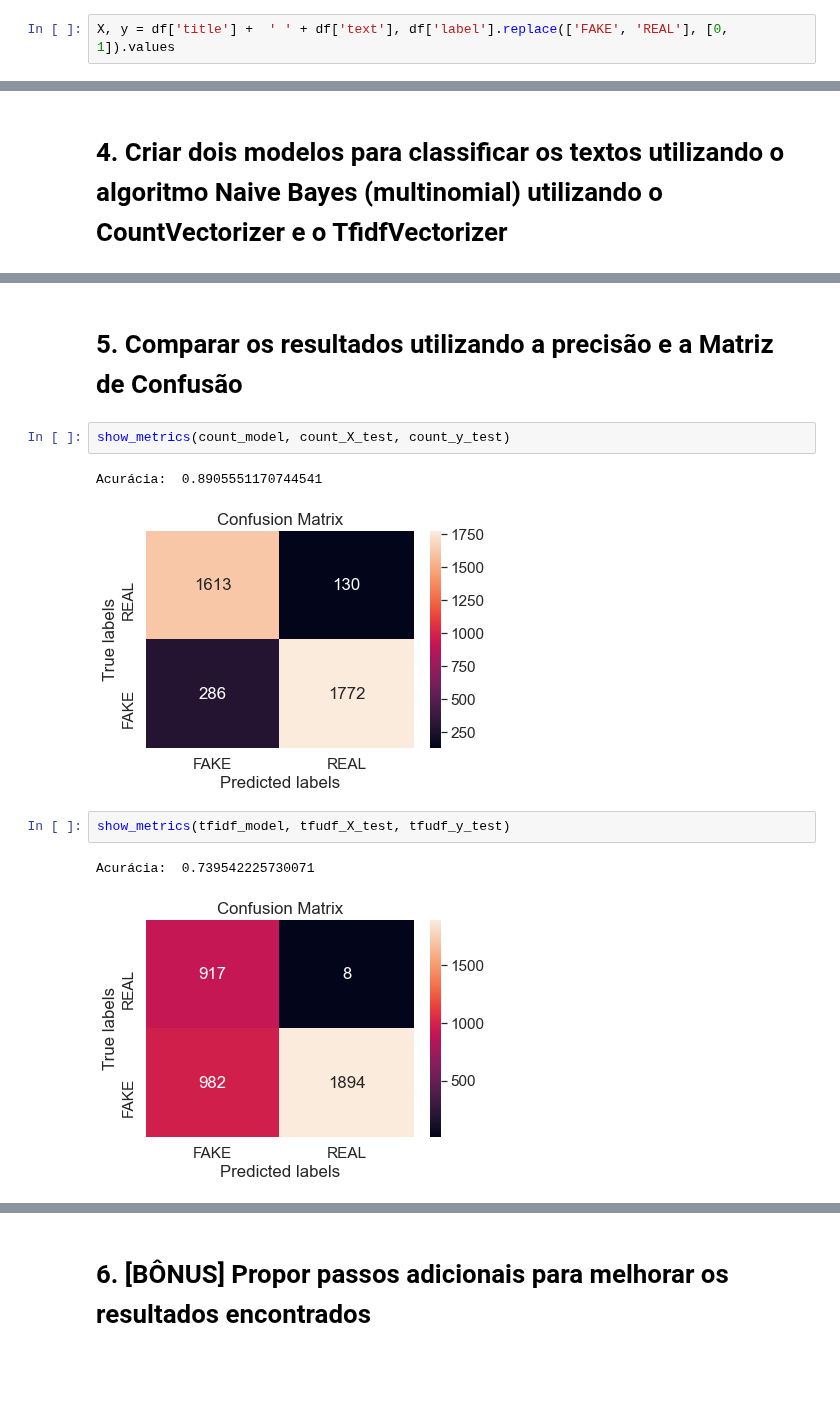
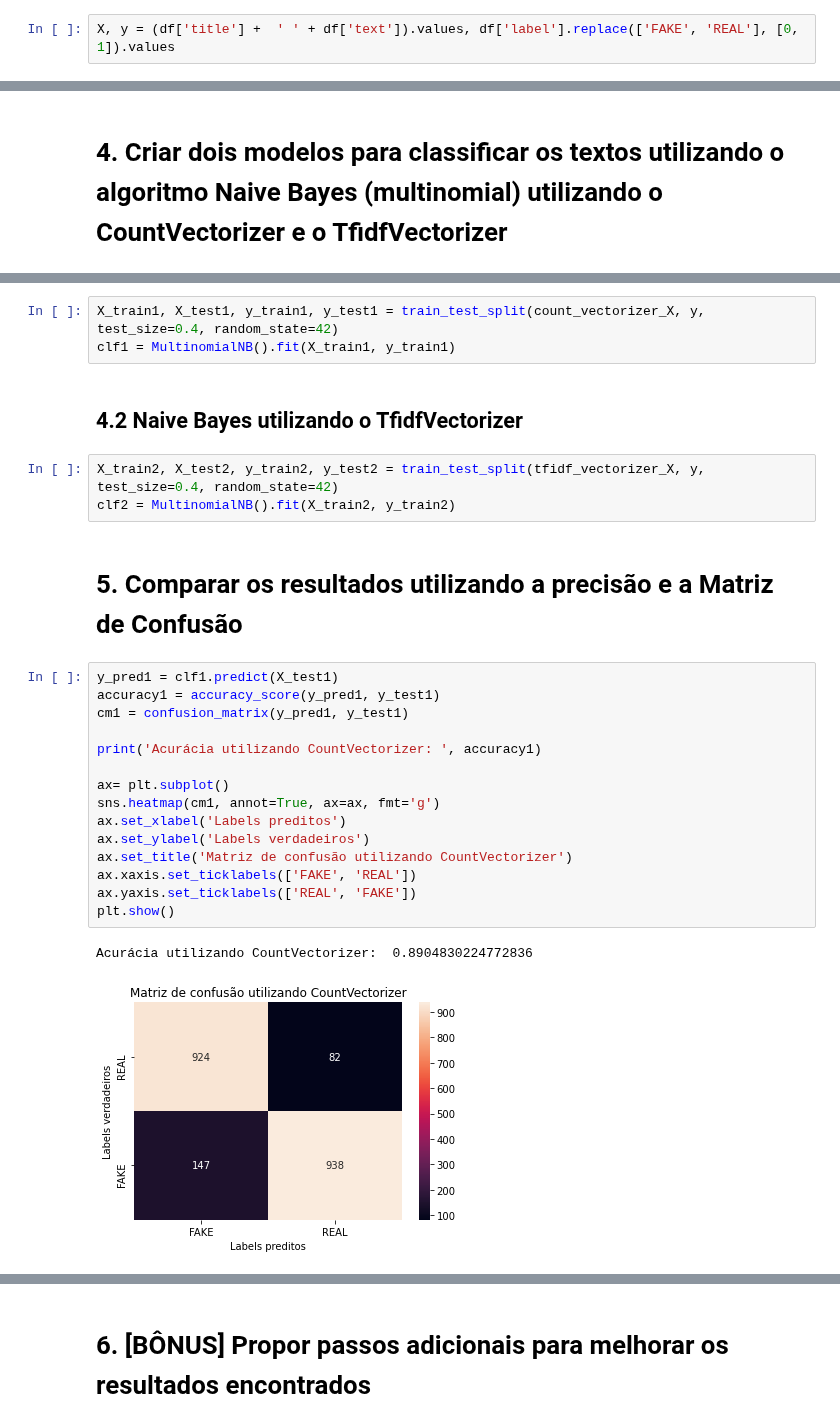
Before and after one commit to thalissonfelipe/mineracao, a Jupyter notebook: Trabalho04/PLN.ipynb, the cells around one changed output, grey strips where cells are left out. Saved outputs shown, nothing was run; the diff lists cells and outputs as text; blank space fills up the shorter version.

```diff
--- a/Trabalho04/PLN.ipynb
+++ b/Trabalho04/PLN.ipynb
@@ -24,5 +27,5 @@ df.head()
 # %%
-X, y = df['title'] +  ' ' + df['text'], df['label'].replace(['FAKE', 'REAL'], [0, 1]).values
+X, y = (df['title'] +  ' ' + df['text']).values, df['label'].replace(['FAKE', 'REAL'], [0, 1]).values
 # %% [markdown]
 # 2. Criar uma matriz vetorizada que represente os textos utilizando o CountVectorizer
 # %%
@@ -63,12 +45,28 @@ tfidf_model, tfudf_X_test, tfudf_y_test = naive_bayes(tfidf_vectorizer_X, y)
+# %%
+X_train1, X_test1, y_train1, y_test1 = train_test_split(count_vectorizer_X, y, test_size=0.4, random_state=42)
+clf1 = MultinomialNB().fit(X_train1, y_train1)
+# %% [markdown]
+## 4.2 Naive Bayes utilizando o TfidfVectorizer
+# %%
+X_train2, X_test2, y_train2, y_test2 = train_test_split(tfidf_vectorizer_X, y, test_size=0.4, random_state=42)
+clf2 = MultinomialNB().fit(X_train2, y_train2)
 # %% [markdown]
 # 5. Comparar os resultados utilizando a precisão e a Matriz de Confusão
-# %%
-show_metrics(count_model, count_X_test, count_y_test)
-# %% [output]
-Acurácia:  0.8905551170744541
-[figure, removed]
-# %%
-show_metrics(tfidf_model, tfudf_X_test, tfudf_y_test)
-# %% [output]
-Acurácia:  0.739542225730071
-[figure, removed]
+# %%
+y_pred1 = clf1.predict(X_test1)
+accuracy1 = accuracy_score(y_pred1, y_test1)
+cm1 = confusion_matrix(y_pred1, y_test1)
+
+print('Acurácia utilizando CountVectorizer: ', accuracy1)
+
+ax= plt.subplot()
+sns.heatmap(cm1, annot=True, ax=ax, fmt='g')
+ax.set_xlabel('Labels preditos')
+ax.set_ylabel('Labels verdadeiros')
+ax.set_title('Matriz de confusão utilizando CountVectorizer')
+ax.xaxis.set_ticklabels(['FAKE', 'REAL'])
+ax.yaxis.set_ticklabels(['REAL', 'FAKE'])
+plt.show()
+# %% [output]
+Acurácia utilizando CountVectorizer:  0.8904830224772836
+[figure, added]
```
Also changed, not shown: parts of 22 cells of this notebook.
